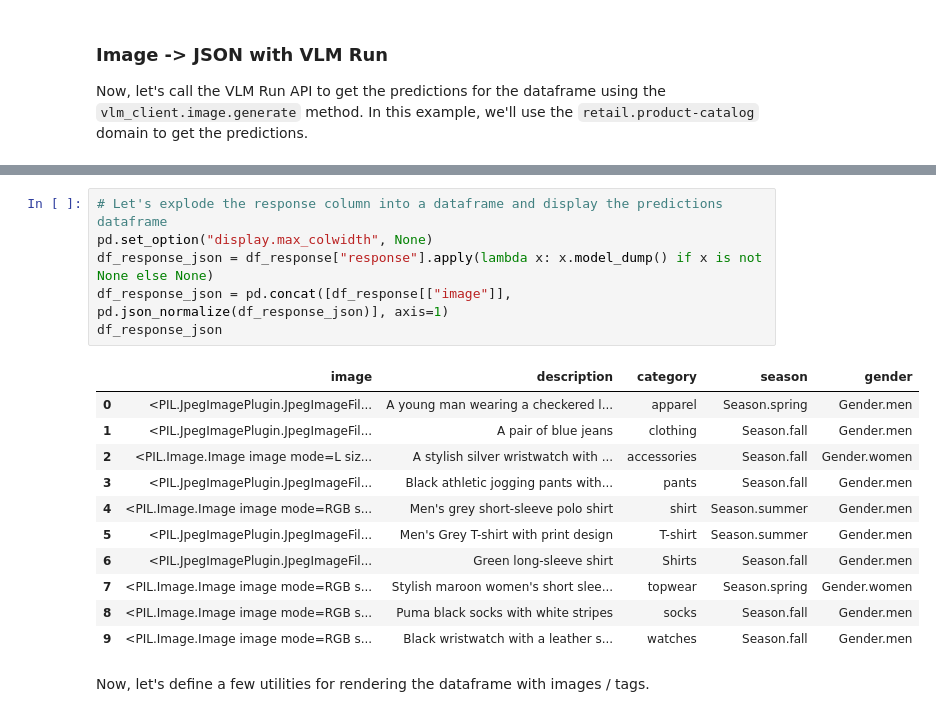
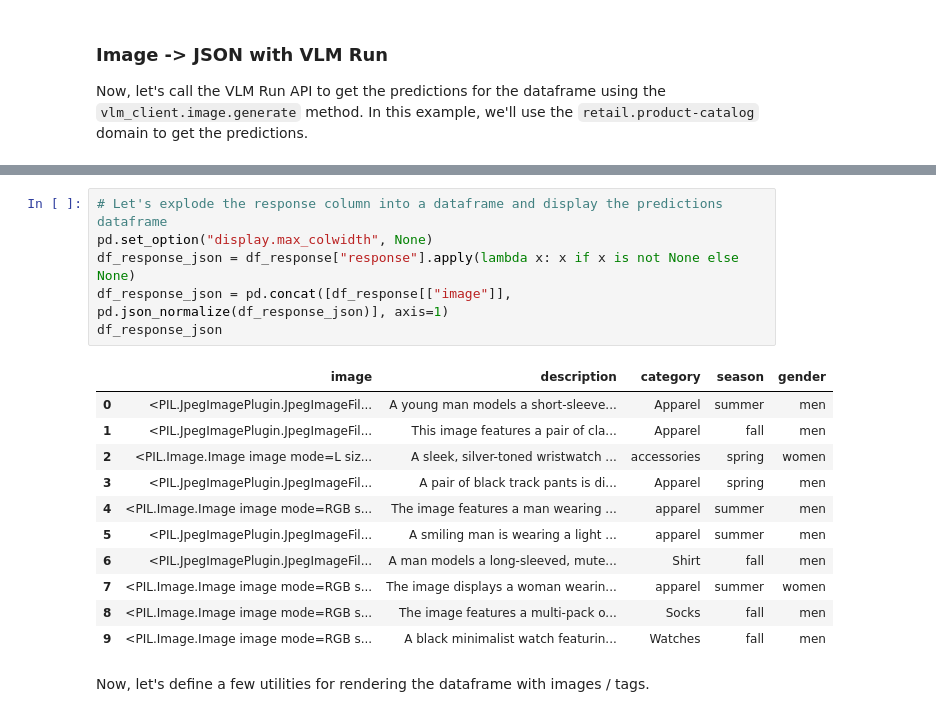
Before and after one commit to vlm-run/vlmrun-cookbook, a Jupyter notebook: notebooks/05_case_study_image_catalogue.ipynb, the cells around one changed output, grey strips where cells are left out. Drawn from its saved outputs; the diff is of its cells as text.

Commit message:
Fixed error because of model dump code

```diff
--- a/notebooks/05_case_study_image_catalogue.ipynb
+++ b/notebooks/05_case_study_image_catalogue.ipynb
@@ -135,21 +144,21 @@ df_response
 # %%
 # Let's explode the response column into a dataframe and display the predictions dataframe
 pd.set_option("display.max_colwidth", None)
-df_response_json = df_response["response"].apply(lambda x: x.model_dump() if x is not None else None)
+df_response_json = df_response["response"].apply(lambda x: x if x is not None else None)
 df_response_json = pd.concat([df_response[["image"]], pd.json_normalize(df_response_json)], axis=1)
 df_response_json
 # %% [output]
 |  | image | description | category | season | gender |
-| 0 | <PIL.JpegImagePlugin.JpegImageFil... | A young man wearing a checkered l... | apparel | Season.spring | Gender.men |
-| 1 | <PIL.JpegImagePlugin.JpegImageFil... | A pair of blue jeans | clothing | Season.fall | Gender.men |
-| 2 | <PIL.Image.Image image mode=L siz... | A stylish silver wristwatch with ... | accessories | Season.fall | Gender.women |
-| 3 | <PIL.JpegImagePlugin.JpegImageFil... | Black athletic jogging pants with... | pants | Season.fall | Gender.men |
-| 4 | <PIL.Image.Image image mode=RGB s... | Men's grey short-sleeve polo shirt | shirt | Season.summer | Gender.men |
-| 5 | <PIL.JpegImagePlugin.JpegImageFil... | Men's Grey T-shirt with print design | T-shirt | Season.summer | Gender.men |
-| 6 | <PIL.JpegImagePlugin.JpegImageFil... | Green long-sleeve shirt | Shirts | Season.fall | Gender.men |
-| 7 | <PIL.Image.Image image mode=RGB s... | Stylish maroon women's short slee... | topwear | Season.spring | Gender.women |
-| 8 | <PIL.Image.Image image mode=RGB s... | Puma black socks with white stripes | socks | Season.fall | Gender.men |
-| 9 | <PIL.Image.Image image mode=RGB s... | Black wristwatch with a leather s... | watches | Season.fall | Gender.men |
+| 0 | <PIL.JpegImagePlugin.JpegImageFil... | A young man models a short-sleeve... | Apparel | summer | men |
+| 1 | <PIL.JpegImagePlugin.JpegImageFil... | This image features a pair of cla... | Apparel | fall | men |
+| 2 | <PIL.Image.Image image mode=L siz... | A sleek, silver-toned wristwatch ... | accessories | spring | women |
+| 3 | <PIL.JpegImagePlugin.JpegImageFil... | A pair of black track pants is di... | Apparel | spring | men |
+| 4 | <PIL.Image.Image image mode=RGB s... | The image features a man wearing ... | apparel | summer | men |
+| 5 | <PIL.JpegImagePlugin.JpegImageFil... | A smiling man is wearing a light ... | apparel | summer | men |
+| 6 | <PIL.JpegImagePlugin.JpegImageFil... | A man models a long-sleeved, mute... | Shirt | fall | men |
+| 7 | <PIL.Image.Image image mode=RGB s... | The image displays a woman wearin... | apparel | summer | women |
+| 8 | <PIL.Image.Image image mode=RGB s... | The image features a multi-pack o... | Socks | fall | men |
+| 9 | <PIL.Image.Image image mode=RGB s... | A black minimalist watch featurin... | Watches | fall | men |
 # %% [markdown]
 Now, let's define a few utilities for rendering the dataframe with images / tags.
 # %%
```
Also changed, not shown: parts of 4 cells of this notebook.
